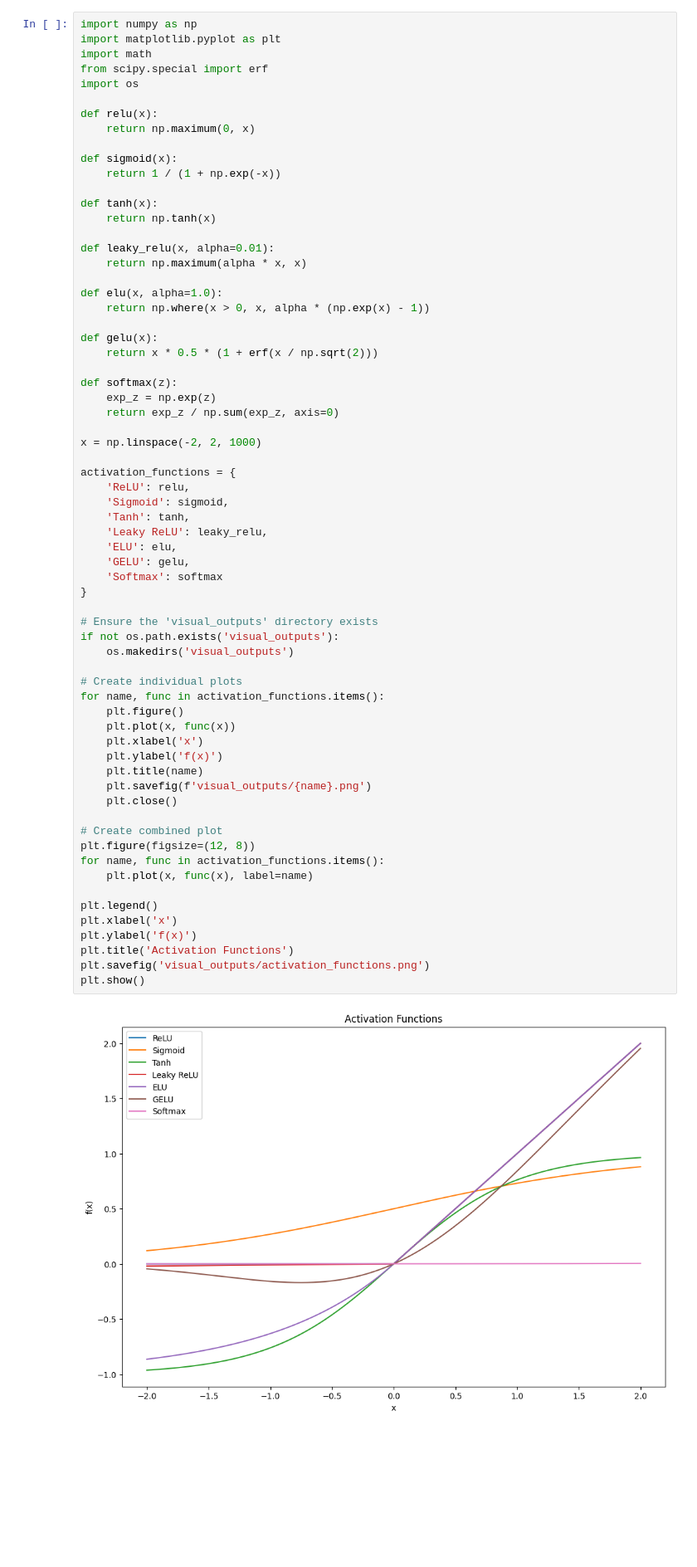
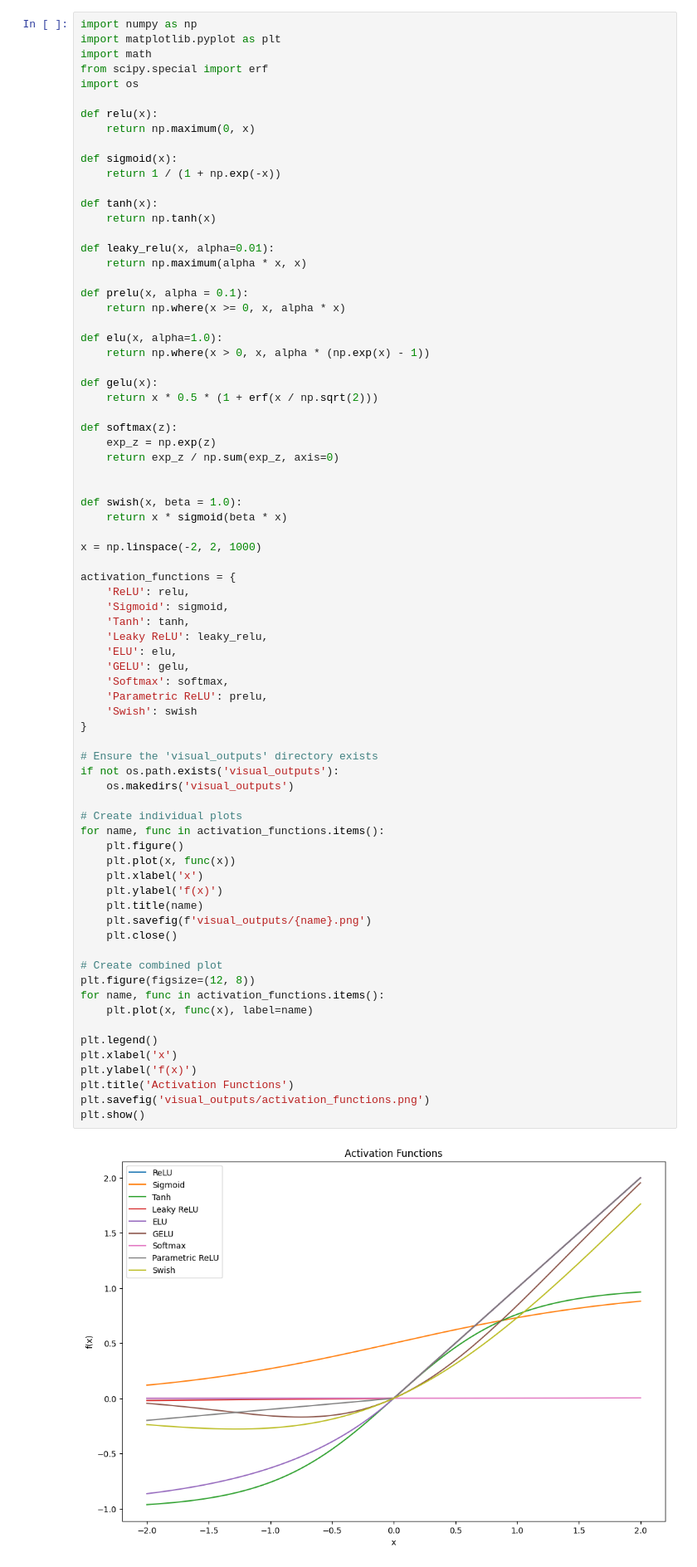
Before and after one commit to Yvnminc/Deep-Neural-Network-Components-Analysis, a Jupyter notebook: visualisations.ipynb, the cells around one changed output. Shown at 83% size. Drawn from its saved outputs; the diff is of its cells as text; blank space fills up the shorter version.

Commit message:
upload images

```diff
--- a/visualisations.ipynb
+++ b/visualisations.ipynb
@@ -19,6 +19,9 @@ def tanh(x):
 def leaky_relu(x, alpha=0.01):
     return np.maximum(alpha * x, x)
 
+def prelu(x, alpha = 0.1):
+    return np.where(x >= 0, x, alpha * x)
+
 def elu(x, alpha=1.0):
     return np.where(x > 0, x, alpha * (np.exp(x) - 1))
 
@@ -29,6 +32,10 @@ def softmax(z):
     exp_z = np.exp(z)
     return exp_z / np.sum(exp_z, axis=0)
 
+
+def swish(x, beta = 1.0):
+    return x * sigmoid(beta * x)
+
 x = np.linspace(-2, 2, 1000)
 
 activation_functions = {
@@ -38,33 +45,35 @@ activation_functions = {
     'Leaky ReLU': leaky_relu,
     'ELU': elu,
     'GELU': gelu,
-    'Softmax': softmax
+    'Softmax': softmax,
+    'Parametric ReLU': prelu,
+    'Swish': swish
 }
 
 # Ensure the 'visual_outputs' directory exists
 if not os.path.exists('visual_outputs'):
     os.makedirs('visual_outputs')
 
 # Create individual plots
 for name, func in activation_functions.items():
     plt.figure()
     plt.plot(x, func(x))
     plt.xlabel('x')
     plt.ylabel('f(x)')
     plt.title(name)
     plt.savefig(f'visual_outputs/{name}.png')
     plt.close()
 
 # Create combined plot
 plt.figure(figsize=(12, 8))
 for name, func in activation_functions.items():
     plt.plot(x, func(x), label=name)
 
 plt.legend()
 plt.xlabel('x')
 plt.ylabel('f(x)')
 plt.title('Activation Functions')
 plt.savefig('visual_outputs/activation_functions.png')
 plt.show()
 # %% [output]
-[figure, old version]
+[figure, new version]
```
Also changed, not shown: parts of 3 cells of this notebook, 13 other files.
